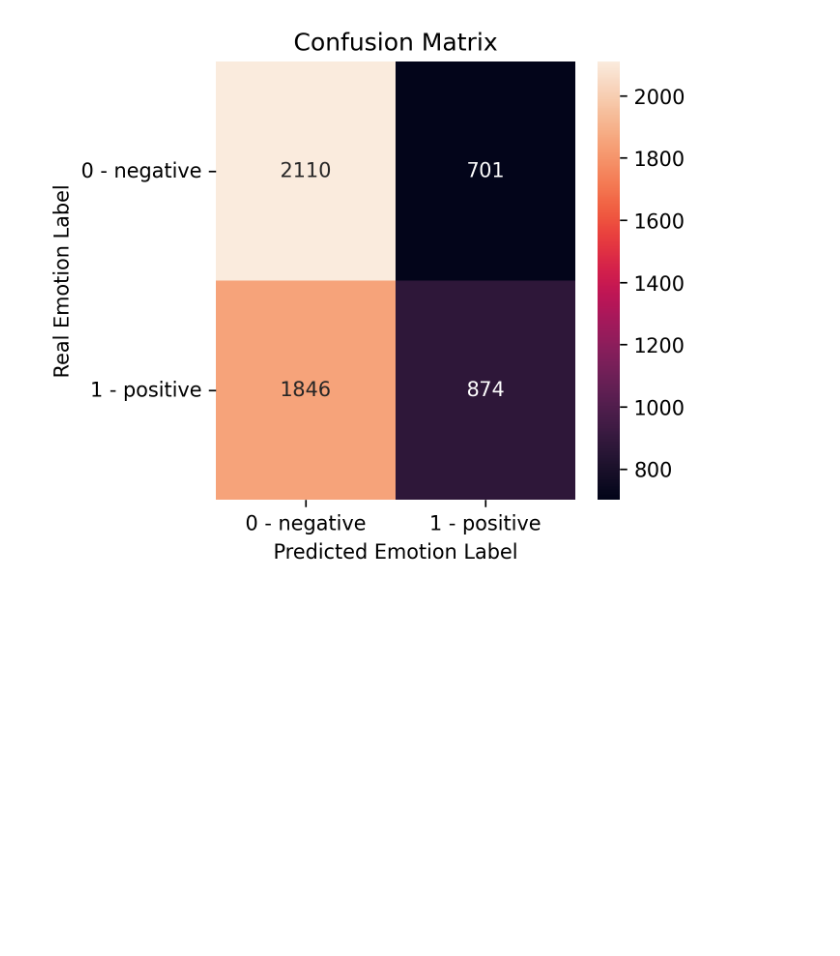
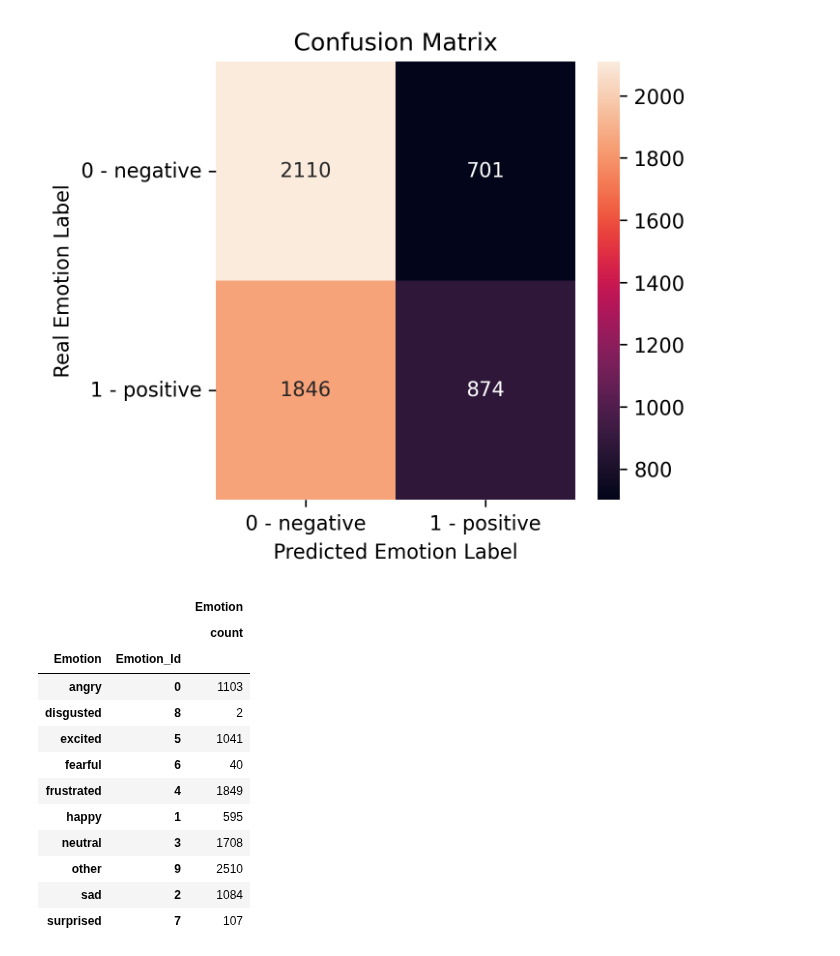
Before and after one commit to MarioCSilva/Speech_Emotion_Recognition_Thesis, a Jupyter notebook: iemocap/model/3_3_binary.ipynb, the cells around one changed output. Drawn from its saved outputs; the diff is of its cells as text; code cells hidden in the pictures; blank space fills up the shorter version.

```diff
--- a/iemocap/model/3_3_binary.ipynb
+++ b/iemocap/model/3_3_binary.ipynb
@@ -358,0 +362,17 @@ Matthews corrcoef  0.08
+# %%
+df = pd.read_csv(EXTRACTED_FEATURES_FILE)
+df.groupby(['Emotion', 'Emotion_Id']).agg({'Emotion': ['count']})
+# %% [output]
+|  |  | Emotion |
+|  |  | count |
+| Emotion | Emotion_Id |  |
+| angry | 0 | 1103 |
+| disgusted | 8 | 2 |
+| excited | 5 | 1041 |
+| fearful | 6 | 40 |
+| frustrated | 4 | 1849 |
+| happy | 1 | 595 |
+| neutral | 3 | 1708 |
+| other | 9 | 2510 |
+| sad | 2 | 1084 |
+| surprised | 7 | 107 |
```
Also changed, not shown: parts of 6 cells of this notebook, 1 other file.
